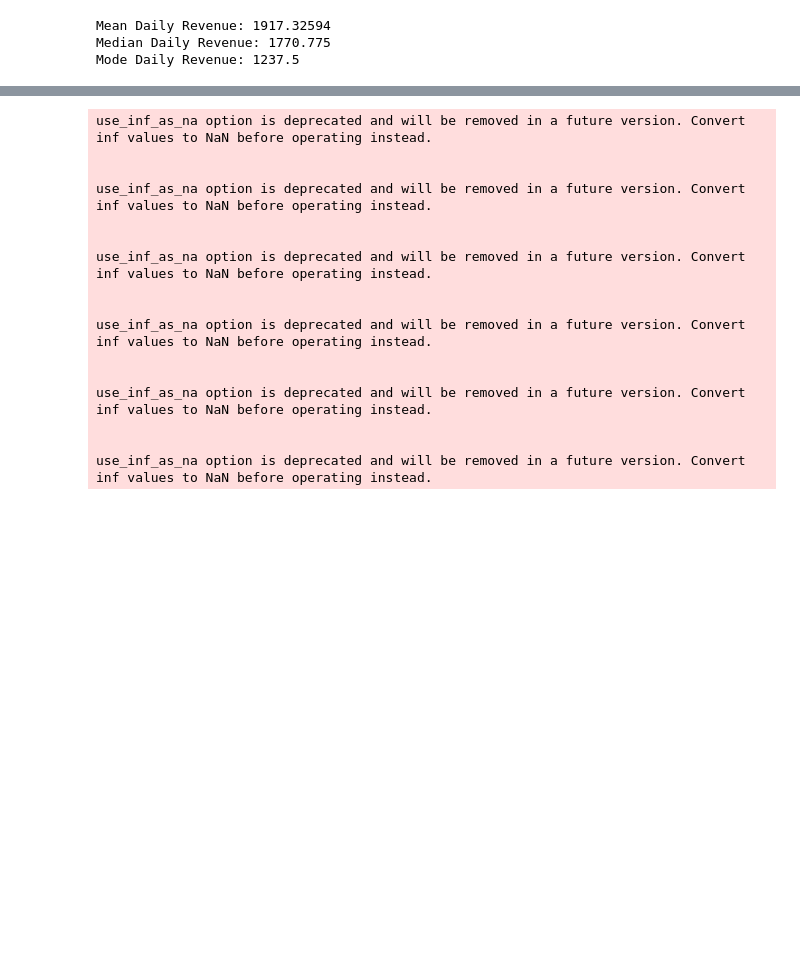
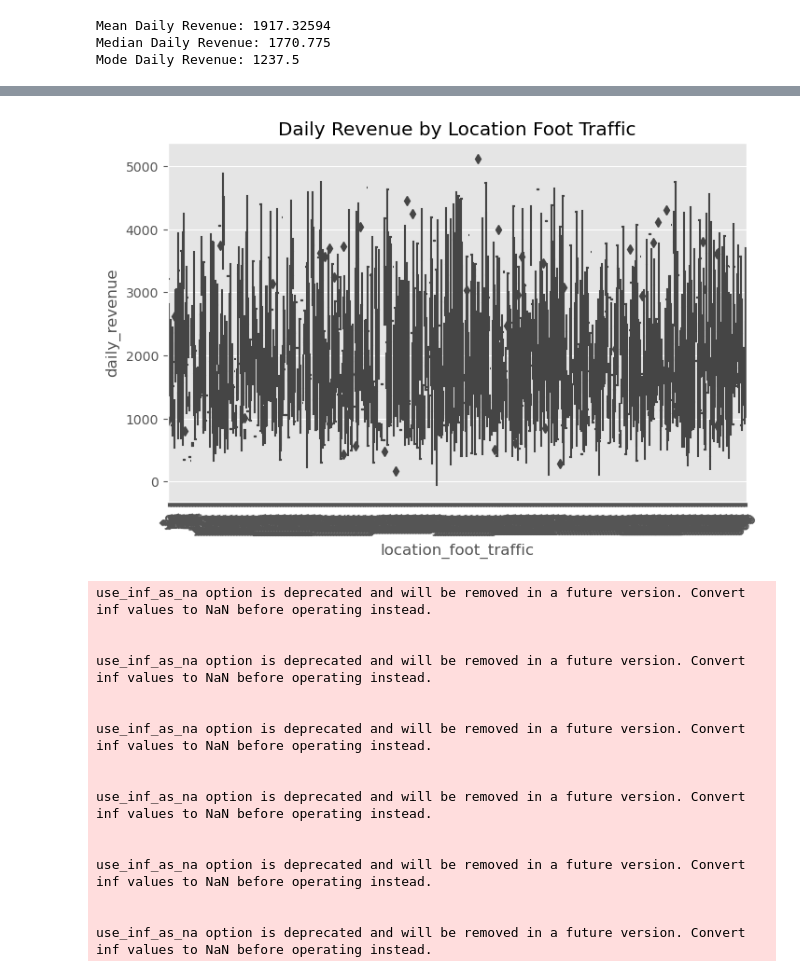
Before and after one commit to Vineet6776Pandey/DAI-101-Assignment-try-1, a Jupyter notebook: Assignment1_Yashaswani_Choudhary_23113171.ipynb, the cells around one changed output, grey strips where cells are left out. Drawn from its saved outputs; the diff is of its cells as text; code cells hidden in the pictures; blank space fills up the shorter version.

```diff
--- a/Assignment1_Yashaswani_Choudhary_23113171.ipynb
+++ b/Assignment1_Yashaswani_Choudhary_23113171.ipynb
@@ -141,5 +161,7 @@ Mode Daily Revenue: 1237.5
 # %%
-# Interactive Box Plot: Daily Revenue by Location Foot Traffic
-fig = px.box(df, x='location_foot_traffic', y='daily_revenue', color='location_foot_traffic', title='Daily Revenue by Location Foot Traffic')
-fig.show()
+plt.figure(figsize=(8, 5))
+sns.boxplot(x='location_foot_traffic', y='daily_revenue', data=df)
+plt.title('Daily Revenue by Location Foot Traffic')
+plt.xticks(rotation=45)
+plt.show()
 # %% [output]
@@ -147,3 +168,4 @@ fig.show()
+[figure, added]
 # %%
 # Pair Plot for Numerical Variables
 sns.pairplot(numerical_df)
```
Also changed, not shown: parts of 2 cells of this notebook.
